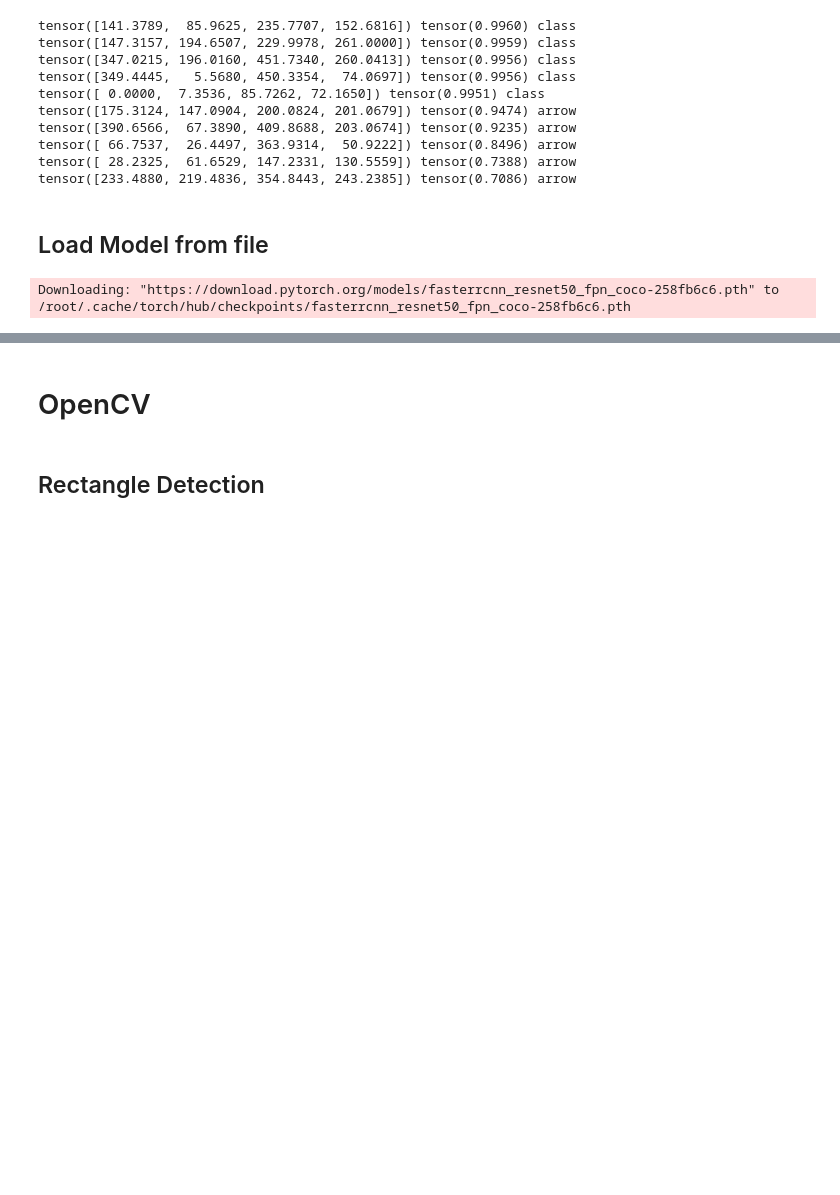
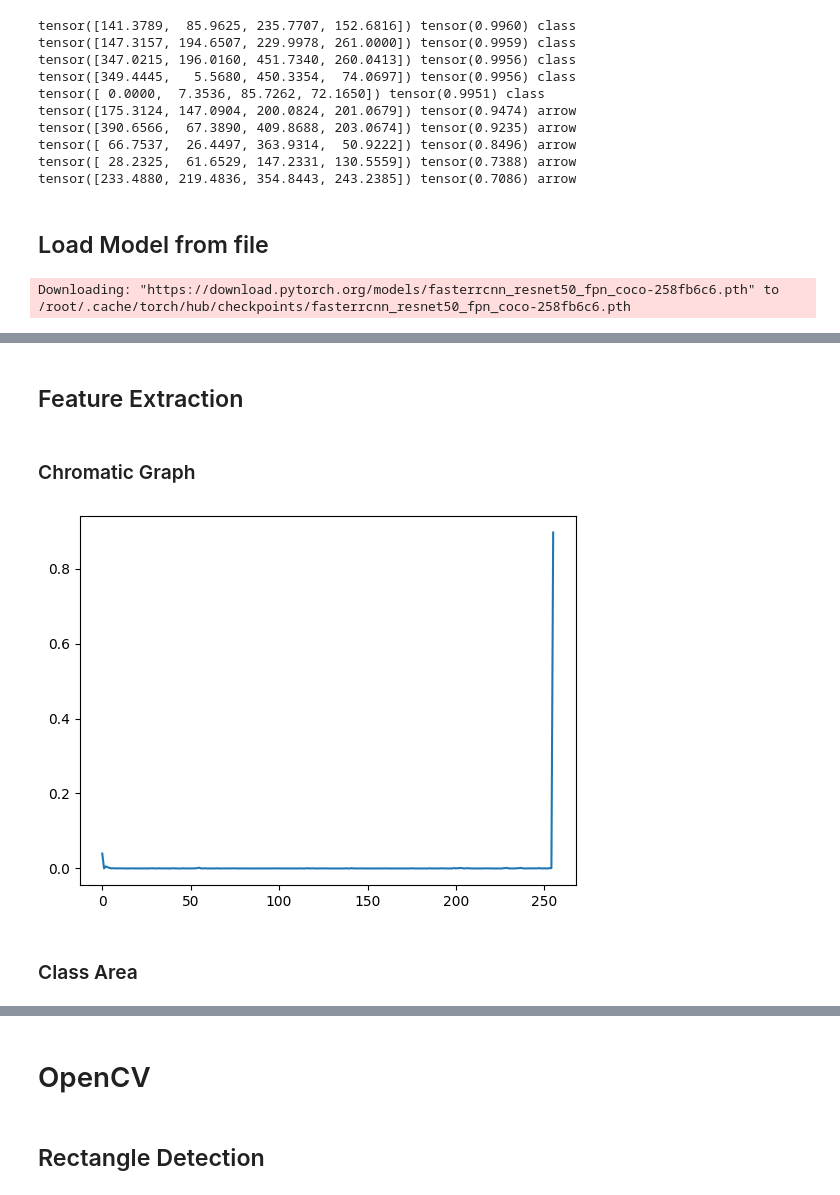
Before and after one commit to DomenicoArmillotta/MSC_thesis-Uml_quality_assessment_with_ML, a Jupyter notebook: provaOPENcv.ipynb, the cells around one changed output, grey strips where cells are left out. Cells and saved outputs as stored; diff of their text form; code cells hidden in the pictures; blank space fills up the shorter version.

```diff
--- a/provaOPENcv.ipynb
+++ b/provaOPENcv.ipynb
@@ -504,0 +503,41 @@ for k, v in bbox_segments.items():
+# %% [markdown]
+## Feature Extraction
+# %% [markdown]
+### Chromatic Graph
+# %%
+import cv2
+import matplotlib.pyplot as plt
+
+class histogram_feature_extractor:
+    def __init__(self, image_path):
+        self.image_path = image_path
+
+    def get_color_histogram(self):
+        # Leggi l'immagine in scala di grigi utilizzando OpenCV
+        img = cv2.imread(self.image_path, 0)
+
+        # Calcola l'istogramma dei valori di intensità (grigi) nell'immagine
+        histogram = cv2.calcHist([img], [0], None, [256], [0, 256])
+
+        # Normalizza l'istogramma dividendo per il numero totale di pixel nell'immagine
+        total_pixels = img.shape[0] * img.shape[1]
+        histogram_normalized = histogram / total_pixels
+
+        return histogram_normalized
+
+    def show_histogram(self):
+        histogram = self.get_color_histogram()
+        plt.plot(histogram)
+        plt.show()
+
+# Percorso dell'immagine
+image_path = "/content/drive/My Drive/dataset_label/test/02_uml.png"
+
+# Creazione dell'oggetto histogram__feature_extractor
+histogram_extractor = histogram_feature_extractor(image_path)
+#chiamata al metodo
+histogram_extractor.show_histogram()
+# %% [output]
+[figure, added]
+# %% [markdown]
+### Class Area
```
Also changed, not shown: parts of 20 cells of this notebook.
